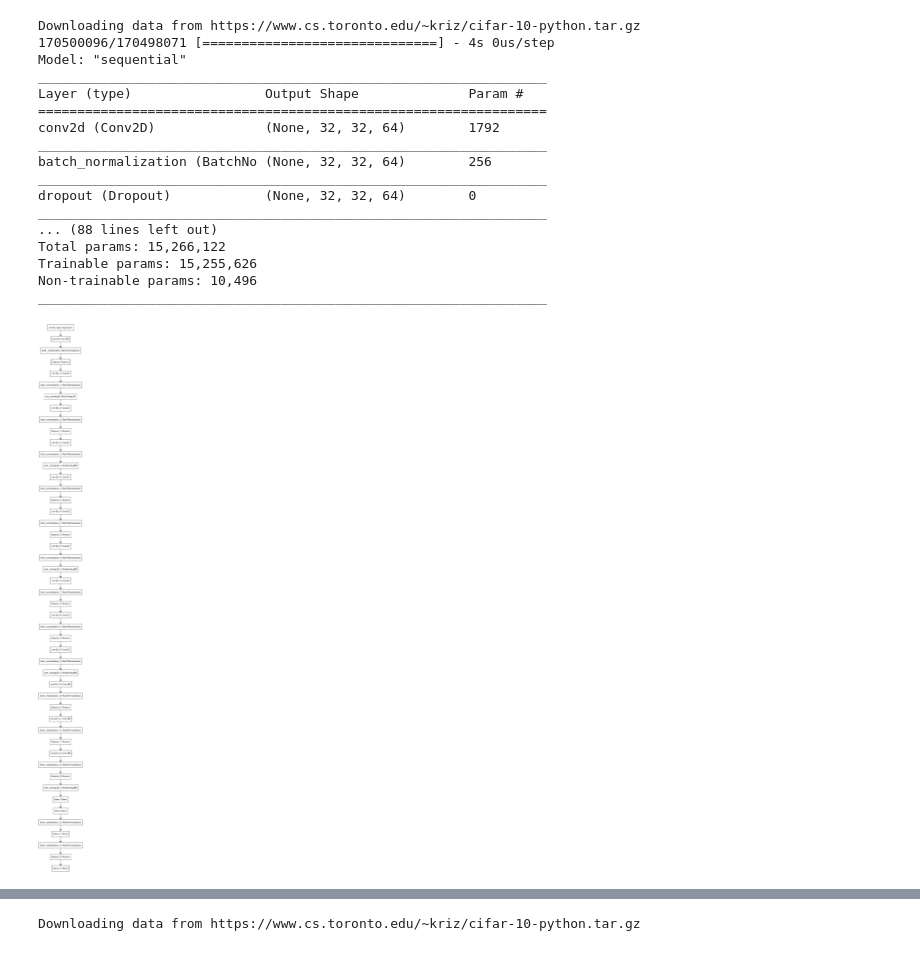
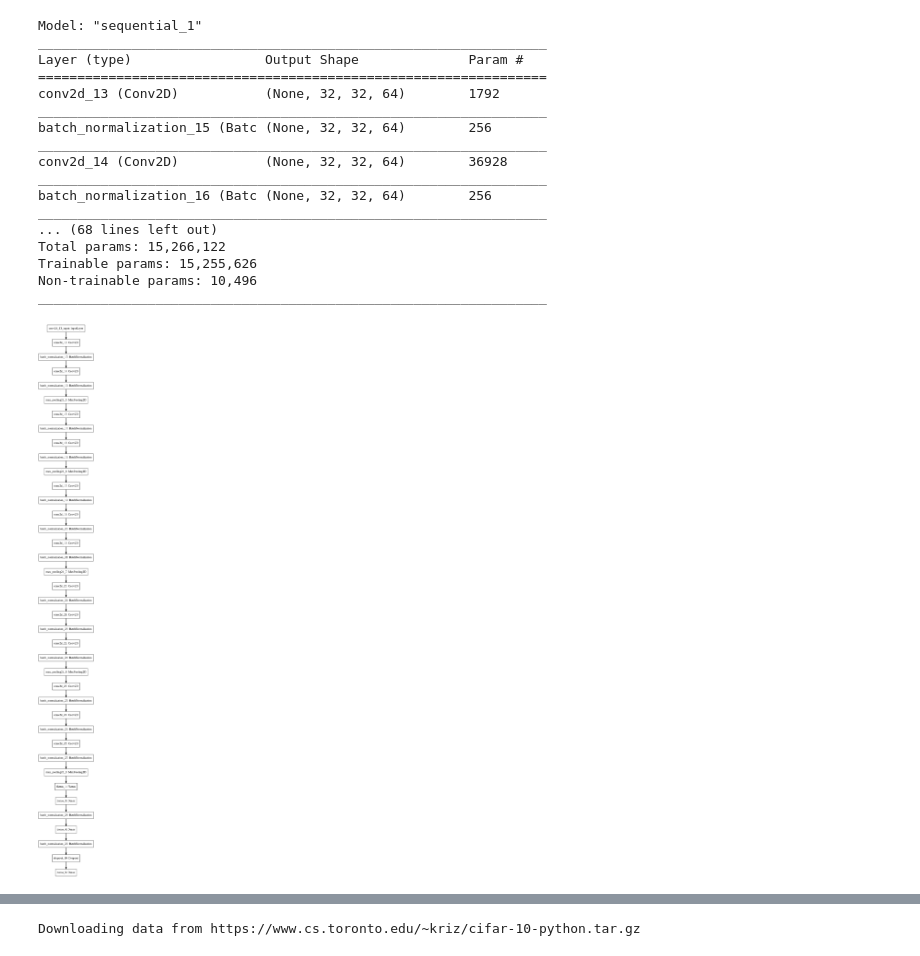
Before and after one commit to Howeng98/keras_vgg16, a Jupyter notebook: Cifar10_VGG16.ipynb, the cells around one changed output, grey strips where cells are left out. Cells and saved outputs as stored; diff of their text form; code cells hidden in the pictures.

Commit message:
VGG16: 0.6432, Use BatchNormalization into each Conv Layer

```diff
--- a/Cifar10_VGG16.ipynb
+++ b/Cifar10_VGG16.ipynb
@@ -75,78 +75,78 @@ model = keras.Sequential()
 # Block 1
 model.add(keras.layers.Conv2D(64,  kernel_size=(3,3), activation='relu',input_shape=(32,32,3),padding='same', kernel_regularizer=keras.regularizers.l2(weight_decay), kernel_initializer=he_normal()))
 model.add(BatchNormalization())
-model.add(keras.layers.Dropout(0.3))
+# model.add(keras.layers.Dropout(0.3))
 model.add(keras.layers.Conv2D(64,  kernel_size=(3,3), activation='relu',input_shape=(32,32,3),padding='same', kernel_regularizer=keras.regularizers.l2(weight_decay), kernel_initializer=he_normal()))
 model.add(BatchNormalization())
 model.add(keras.layers.MaxPooling2D(pool_size=(2,2),strides=(2,2)))
 # Block 2
 model.add(keras.layers.Conv2D(128,  kernel_size=(3,3), activation='relu',input_shape=(32,32,3),padding='same', kernel_regularizer=keras.regularizers.l2(weight_decay), kernel_initializer=he_normal()))
 model.add(BatchNormalization())
-model.add(keras.layers.Dropout(0.4))
+# model.add(keras.layers.Dropout(0.4))
 model.add(keras.layers.Conv2D(128,  kernel_size=(3,3), activation='relu',input_shape=(32,32,3),padding='same', kernel_regularizer=keras.regularizers.l2(weight_decay), kernel_initializer=he_normal()))
 model.add(BatchNormalization())
 model.add(keras.layers.MaxPooling2D(pool_size=(2,2),strides=(2,2)))
 # Block 3
 model.add(keras.layers.Conv2D(256,  kernel_size=(3,3), activation='relu',input_shape=(32,32,3),padding='same', kernel_regularizer=keras.regularizers.l2(weight_decay), kernel_initializer=he_normal()))
 model.add(BatchNormalization())
-model.add(keras.layers.Dropout(0.4))
+# model.add(keras.layers.Dropout(0.4))
 model.add(keras.layers.Conv2D(256,  kernel_size=(3,3), activation='relu',input_shape=(32,32,3),padding='same', kernel_regularizer=keras.regularizers.l2(weight_decay), kernel_initializer=he_normal()))
 model.add(BatchNormalization())
-model.add(keras.layers.Dropout(0.4))
+# model.add(keras.layers.Dropout(0.4))
 model.add(keras.layers.Conv2D(256,  kernel_size=(3,3), activation='relu',input_shape=(32,32,3),padding='same', kernel_regularizer=keras.regularizers.l2(weight_decay), kernel_initializer=he_normal()))
 model.add(BatchNormalization())
 model.add(keras.layers.MaxPooling2D(pool_size=(2,2),strides=(2,2)))
 # Block 4
 model.add(keras.layers.Conv2D(512,  kernel_size=(3,3), activation='relu',input_shape=(32,32,3),padding='same', kernel_regularizer=keras.regularizers.l2(weight_decay), kernel_initializer=he_normal()))
 model.add(BatchNormalization())
-model.add(keras.layers.Dropout(0.4))
+# model.add(keras.layers.Dropout(0.4))
 model.add(keras.layers.Conv2D(512,  kernel_size=(3,3), activation='relu',input_shape=(32,32,3),padding='same', kernel_regularizer=keras.regularizers.l2(weight_decay), kernel_initializer=he_normal()))
 model.add(BatchNormalization())
-model.add(keras.layers.Dropout(0.4))
+# model.add(keras.layers.Dropout(0.4))
 model.add(keras.layers.Conv2D(512,  kernel_size=(3,3), activation='relu',input_shape=(32,32,3),padding='same', kernel_regularizer=keras.regularizers.l2(weight_decay), kernel_initializer=he_normal()))
 model.add(BatchNormalization())
 model.add(keras.layers.MaxPooling2D(pool_size=(2,2),strides=(2,2)))
 # Block 5
 model.add(keras.layers.Conv2D(512,  kernel_size=(3,3), activation='relu',input_shape=(32,32,3),padding='same', kernel_regularizer=keras.regularizers.l2(weight_decay), kernel_initializer=he_normal()))
 model.add(BatchNormalization())
-model.add(keras.layers.Dropout(0.4))
+# model.add(keras.layers.Dropout(0.4))
 model.add(keras.layers.Conv2D(512,  kernel_size=(3,3), activation='relu',input_shape=(32,32,3),padding='same', kernel_regularizer=keras.regularizers.l2(weight_decay), kernel_initializer=he_normal()))
 model.add(BatchNormalization())
-model.add(keras.layers.Dropout(0.4))
+# model.add(keras.layers.Dropout(0.4))
 model.add(keras.layers.Conv2D(512,  kernel_size=(3,3), activation='relu',input_shape=(32,32,3),padding='same', kernel_regularizer=keras.regularizers.l2(weight_decay), kernel_initializer=he_normal()))
 model.add(BatchNormalization())
-model.add(keras.layers.Dropout(0.5))
+# model.add(keras.layers.Dropout(0.5))
 model.add(keras.layers.MaxPooling2D(pool_size=(2,2),strides=(2,2)))
 model.add(keras.layers.Flatten())
 model.add(keras.layers.Dense(512, activation='relu',kernel_regularizer=keras.regularizers.l2(weight_decay), kernel_initializer=he_normal()))
 model.add(BatchNormalization())
 model.add(keras.layers.Dense(512, activation='relu',kernel_regularizer=keras.regularizers.l2(weight_decay), kernel_initializer=he_normal()))
 model.add(BatchNormalization())
 model.add(keras.layers.Dropout(0.5))
 model.add(keras.layers.Dense(10, activation='softmax'))
 
 
 model.summary()
 plot_model(model, to_file='model.png')
 # %% [output]
-Downloading data from https://www.cs.toronto.edu/~kriz/cifar-10-python.tar.gz
-170500096/170498071 [==============================] - 4s 0us/step
-Model: "sequential"
+Model: "sequential_1"
 _________________________________________________________________
 Layer (type)                 Output Shape              Param #
 =================================================================
-conv2d (Conv2D)              (None, 32, 32, 64)        1792
+conv2d_13 (Conv2D)           (None, 32, 32, 64)        1792
 _________________________________________________________________
-batch_normalization (BatchNo (None, 32, 32, 64)        256
+batch_normalization_15 (Batc (None, 32, 32, 64)        256
 _________________________________________________________________
-dropout (Dropout)            (None, 32, 32, 64)        0
+conv2d_14 (Conv2D)           (None, 32, 32, 64)        36928
 _________________________________________________________________
-... (88 lines left out)
+batch_normalization_16 (Batc (None, 32, 32, 64)        256
+_________________________________________________________________
+... (68 lines left out)
 Total params: 15,266,122
 Trainable params: 15,255,626
 Non-trainable params: 10,496
 _________________________________________________________________
-[figure, old version]
+[figure, new version]
 # %%
 print(x_train.shape)
 print(y_train.shape)
```
Also changed, not shown: parts of 3 cells of this notebook, 1 other file.
